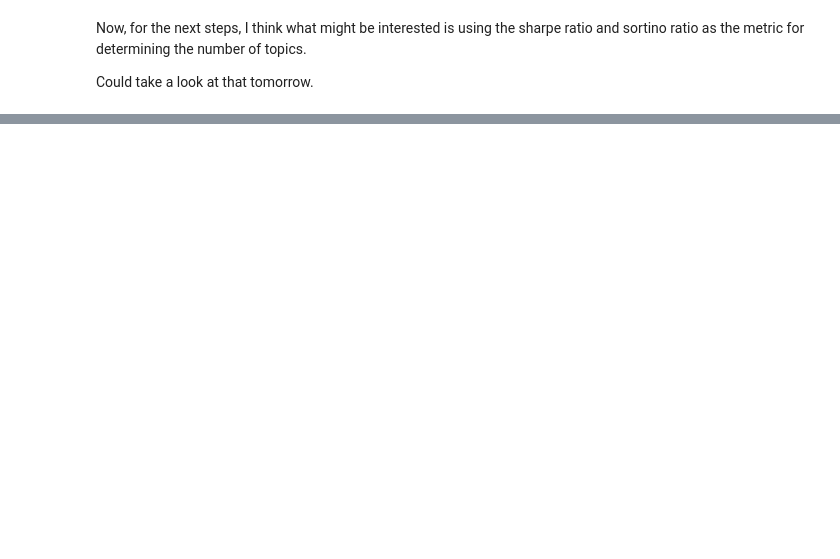
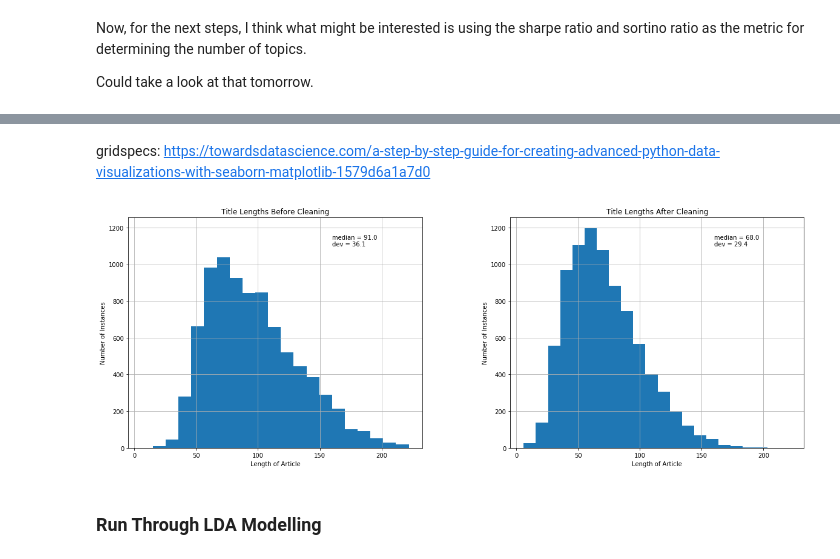
Before and after one commit to mikebrowne/BioPharmaceuticalFactorModel, a Jupyter notebook: notebooks/exploratory/05-TopicModelling-NotesAndPlayground.ipynb, the cells around one changed output, grey strips where cells are left out. Saved outputs shown, nothing was run; the diff lists cells and outputs as text; code cells hidden in the pictures; blank space fills up the shorter version.

Commit message:
Continued working on Topic Modelling Notebook

```diff
--- a/notebooks/exploratory/05-TopicModelling-NotesAndPlayground.ipynb
+++ b/notebooks/exploratory/05-TopicModelling-NotesAndPlayground.ipynb
@@ -544,0 +602,38 @@ Could take a look at that tomorrow.
+# %%
+list_pos_to_keep = [
+    "NN", "NNS", "NNP", "NNPS",
+    "VB", "VBD", "VBG", "VBN", "VBP", "VBZ",
+    "JJ", "JJR", "JJS", "RB", "RBR", "RBS"
+]
+# %%
+list_of_company_names = watchlist.index.tolist()
+# %%
+articles_cleaned = clean_text(articles, "title").title
+
+valid_words = text_filter(articles_cleaned, list_pos_to_keep)
+
+articles_final = (articles_cleaned.apply(filter_pos_from_text, args=(valid_words,))
+                  .apply(lemmatize_text)
+                  .apply(remove_company_name, args=(list_of_company_names,))
+                 )
+# %% [markdown]
+gridspecs:
+https://towardsdatascience.com/a-step-by-step-guide-for-creating-advanced-python-data-visualizations-with-seaborn-matplotlib-1579d6a1a7d0
+# %%
+fig = plt.figure(figsize=(20,7))
+
+gs = gridspec.GridSpec(nrows=1, ncols=2, figure=fig, width_ratios=[1, 1], wspace=0.3)
+
+ax1 = fig.add_subplot(gs[0, 0], title="Title Lengths Before Cleaning", xlabel="Length of Article", ylabel="Number of Instances")
+ax1_text = "median = {}\ndev = {}".format(np.round(articles.title.apply(len).median(), 1), np.round(articles.title.apply(len).std(), 1))
+ax1.text(160, 1100, ax1_text)
+articles.title.apply(len).hist(bins=20, ax=ax1)
+
+ax2 = fig.add_subplot(gs[0, 1], sharex=ax1, sharey=ax1, title="Title Lengths After Cleaning", xlabel="Length of Article", ylabel="Number of Instances")
+ax2_text = "median = {}\ndev = {}".format(np.round(articles_final.apply(len).median(), 1), np.round(articles_final.apply(len).std(), 1))
+ax2.text(160, 1100, ax2_text)
+_ = articles_final.apply(len).hist(bins=20, ax=ax2)
+# %% [output]
+[figure, added]
+# %% [markdown]
+### Run Through LDA Modelling
```
Also changed, not shown: parts of 27 cells of this notebook, 2 other files.
